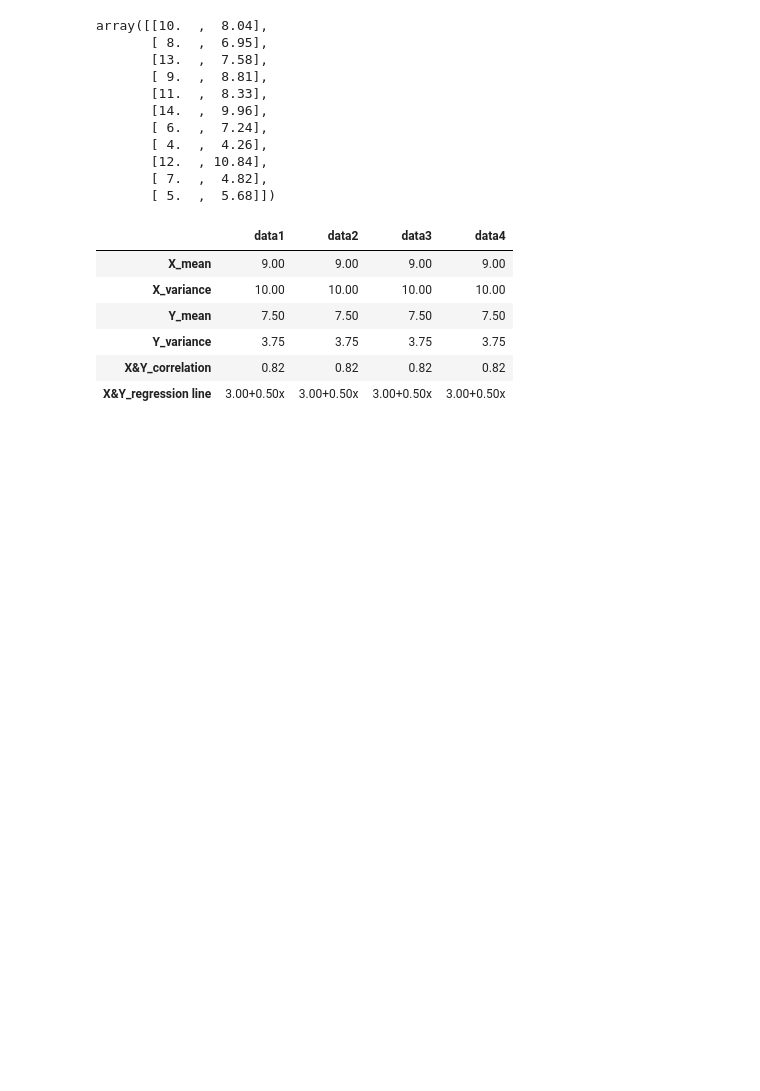
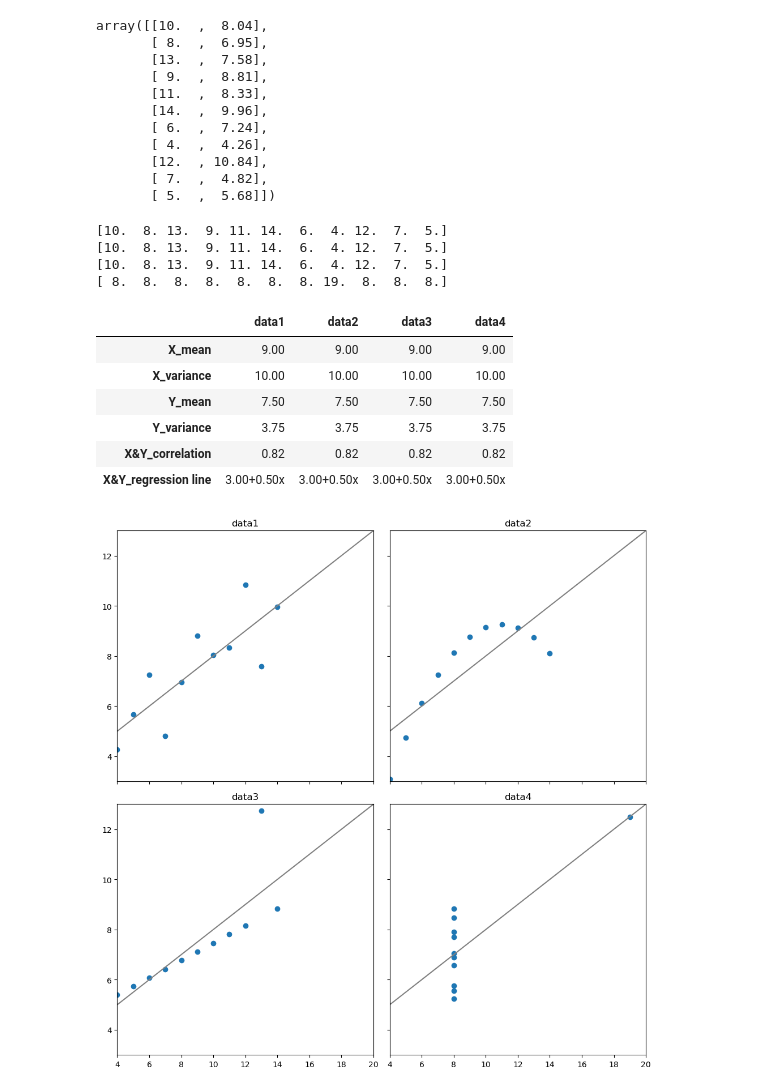
Before and after one commit to noah2397/KDT_05_Numpy, a Jupyter notebook: DAY01/Chapter3.ipynb, the cells around one changed output. Drawn from its saved outputs; the diff is of its cells as text; code cells hidden in the pictures; blank space fills up the shorter version.

```diff
--- a/DAY01/Chapter3.ipynb
+++ b/DAY01/Chapter3.ipynb
@@ -193,6 +193,7 @@ stats_df = pd.DataFrame(index=['X_mean', 'X_variance', 'Y_mean',
                                'X&Y_regression line'])
 for i, data in enumerate(anscombe_data):
     dataX = data[:, 0]
+    print(dataX)
     dataY = data[:, 1]
     poly_fit = np.polyfit(dataX, dataY, 1)
     stats_df[f'data{i+1}'] =\
@@ -204,6 +205,10 @@ for i, data in enumerate(anscombe_data):
          f'{poly_fit[1]:.2f}+{poly_fit[0]:.2f}x']
 stats_df
 # %% [output]
+[10.  8. 13.  9. 11. 14.  6.  4. 12.  7.  5.]
+[10.  8. 13.  9. 11. 14.  6.  4. 12.  7.  5.]
+[10.  8. 13.  9. 11. 14.  6.  4. 12.  7.  5.]
+[ 8.  8.  8.  8.  8.  8.  8. 19.  8.  8.  8.]
 |  | data1 | data2 | data3 | data4 |
 | X_mean | 9.00 | 9.00 | 9.00 | 9.00 |
 | X_variance | 10.00 | 10.00 | 10.00 | 10.00 |
@@ -211,3 +216,27 @@ stats_df
 | Y_variance | 3.75 | 3.75 | 3.75 | 3.75 |
 | X&Y_correlation | 0.82 | 0.82 | 0.82 | 0.82 |
 | X&Y_regression line | 3.00+0.50x | 3.00+0.50x | 3.00+0.50x | 3.00+0.50x |
+# %%
+# 그래프를 그리기 위한 영역을 2x2개 생성
+fig, axes = plt.subplots(nrows=2, ncols=2, figsize=(10, 10),
+                         sharex=True, sharey=True)
+
+xs = np.linspace(0, 30, 100)
+for i, data in enumerate(anscombe_data):
+    poly_fit = np.polyfit(data[:,0], data[:,1], 1)
+    poly_1d = np.poly1d(poly_fit)
+    ys = poly_1d(xs)
+    # 그리는 영역을 선택
+    ax = axes[i//2, i%2]
+    ax.set_xlim([4, 20])
+    ax.set_ylim([3, 13])
+    # 타이틀을 부여
+    ax.set_title(f'data{i+1}')
+    ax.scatter(data[:,0], data[:,1])
+    ax.plot(xs, ys, color='gray')
+
+# 그래프 사이의 간격을 좁힘
+plt.tight_layout()
+plt.show()
+# %% [output]
+[figure, added]
```
Also changed, not shown: 2 other files.
